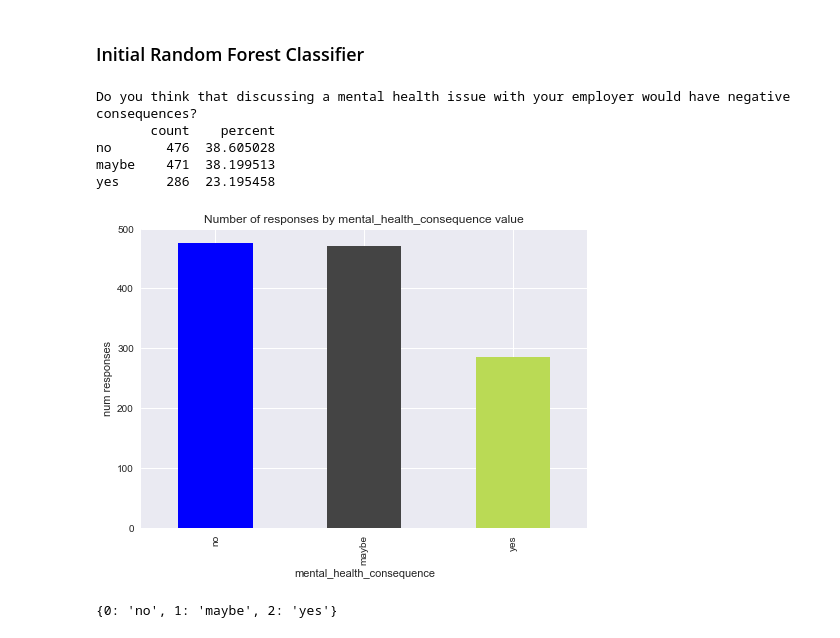
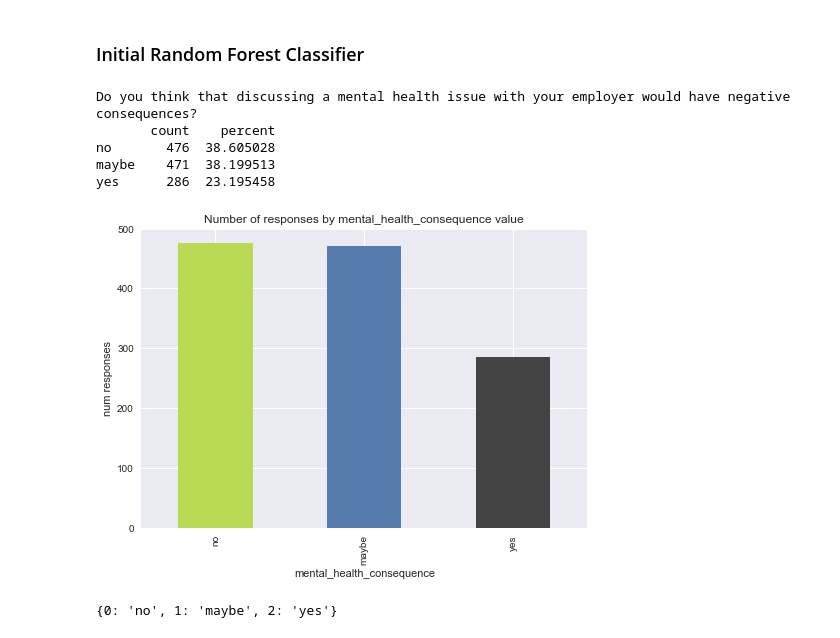
Before and after one commit to bgveenstra/ds-sf-32-brianna, a Jupyter notebook: mental-health-in-tech/mental-health.ipynb, the cells around one changed output. Saved outputs shown, nothing was run; the diff lists cells and outputs as text; code cells hidden in the pictures.

```diff
--- a/mental-health-in-tech/mental-health.ipynb
+++ b/mental-health-in-tech/mental-health.ipynb
@@ -53,3 +48,19 @@ coffee = '#C0FFEE'
+# %%
+# some plotting colors
+badass = '#BADA55'
+grey = '#444444'
+red = '#ff3300'
+bluegrey = '#34598B'
+yellow = '#ffbb00'
+orange = '#ff7700'
+blue = '#567BAD'
+m = blue
+ys = grey
+eh = bluegrey
+n = badass
+
+ymn=['yes', 'maybe', 'no']
+nmy=['no', 'maybe', 'yes']
 # %% [markdown]
 ## Import & Initial Data Cleaning: 2014
 <hr>
@@ -620,15 +632,17 @@ nmy = ['no', 'maybe', 'yes']
 from sklearn.ensemble import RandomForestClassifier
 # %%
 s = preview_col(mhc, df14, index_order=nmy)
+
+countplot(s, mhc, colors=[n,m,ys])
+
 print s
-countplot(s, mhc, colors=[n,m,y])
 # %% [output]
 Do you think that discussing a mental health issue with your employer would have negative consequences?
        count    percent
 no       476  38.605028
 maybe    471  38.199513
 yes      286  23.195458
-[figure, old version]
+[figure, new version]
 # %%
 total_y = df14[mhcnum].copy()
 print df14.catnum[mhc]
```
Also changed, not shown: parts of 64 cells of this notebook, 1 other file.
